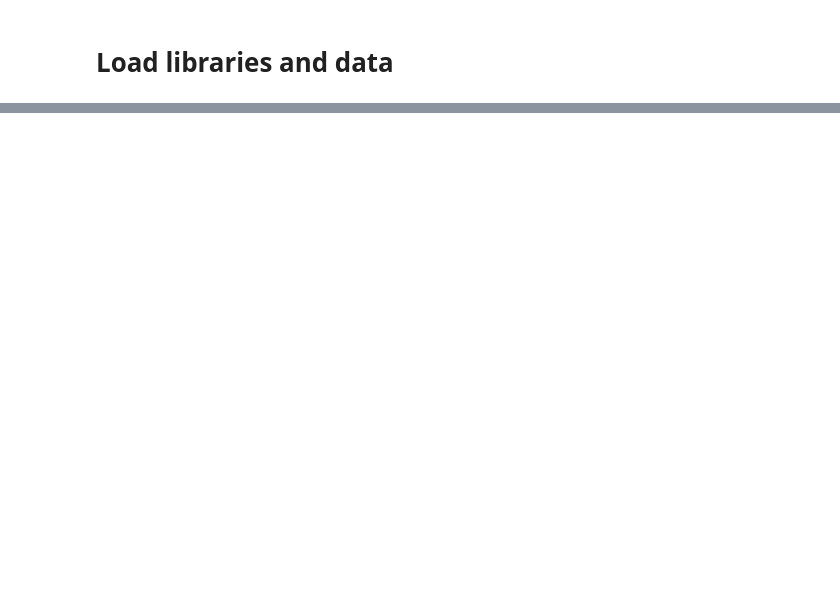
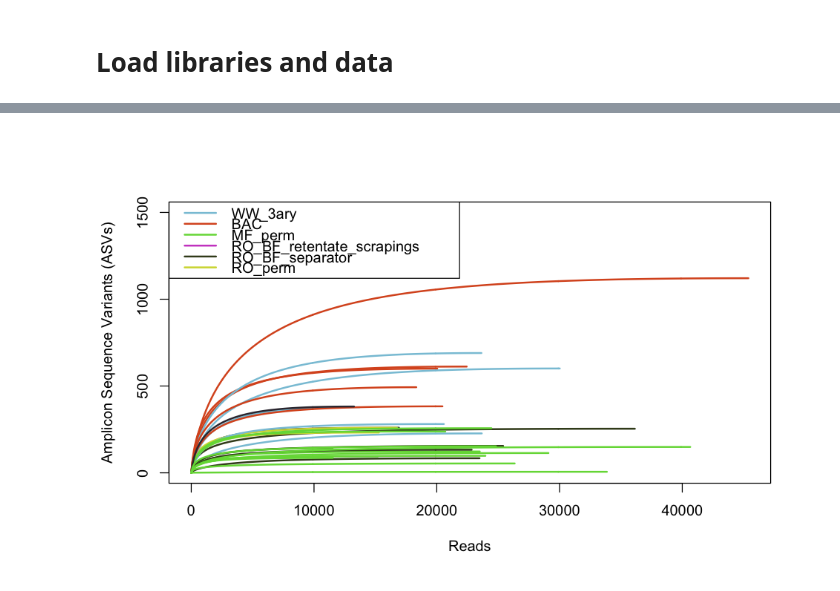
Before and after one commit to rosekantor/awtp2, a Jupyter notebook: awtp2_16S_analysis.ipynb, the cells around one changed output, grey strips where cells are left out. Cells and saved outputs as stored; diff of their text form; code cells hidden in the pictures; blank space fills up the shorter version.

```diff
--- a/awtp2_16S_analysis.ipynb
+++ b/awtp2_16S_analysis.ipynb
@@ -536,0 +65,8 @@ Warning message:
+# %%
+ps <- readRDS("~/data/awtp2_16S/ps_clean_filt.rds")
+# %%
+dna <- Biostrings::DNAStringSet(taxa_names(ps))
+names(dna) <- taxa_names(ps)
+ps <- merge_phyloseq(ps, dna)
+taxa_names(ps) <- paste0("ASV", seq(ntaxa(ps)))
+ps
@@ -536,0 +107,4 @@ Warning message:
+# %%
+# select only samples of interest
+ps_dpwf <- subset_samples(ps, subset = project_type %in% c("DPWF", "ECAWPC"))
+ps_dpwf <- filter_taxa(ps_dpwf, function(x) sum(x) > 0, TRUE) #keep only seqs that had reads
@@ -536,0 +134,22 @@ Warning message:
+# %%
+otu_tab <- as.data.frame(otu_table(ps_dpwf))
+
+locations_colors <- c(colors[1],colors[2],colors[3],colors[4],colors[5],colors[10], colors[11], colors[12])
+palette(c(colors[1],colors[2],colors[3],colors[4],colors[5],colors[10], colors[11], colors[12]))
+
+options(repr.plot.width = 8, repr.plot.height = 5)
+
+#pdf("/SCIENCE/Nelson_lab/write-ups/EPseq_paper/revised/figures/rarecurve_bulk_nolabels.pdf", height=6, width=8)
+rarecurve(otu_tab, step=100, col=sample_data(ps_dpwf)$location_gen,
+          xlab="Reads", ylab="Amplicon Sequence Variants (ASVs)", lwd=2, ylim=c(0,1500), label=FALSE)
+
+legend("topleft", legend=c('WW_3ary',
+                           'BAC',
+                           'MF_perm',
+                           'RO_BF_retentate_scrapings',
+                           'RO_BF_separator',
+                           'RO_perm'),
+       col=locations_colors,
+       lty=1, lwd=2)
+# %% [output]
+[figure, added]
```
Also changed, not shown: parts of 78 cells of this notebook.
